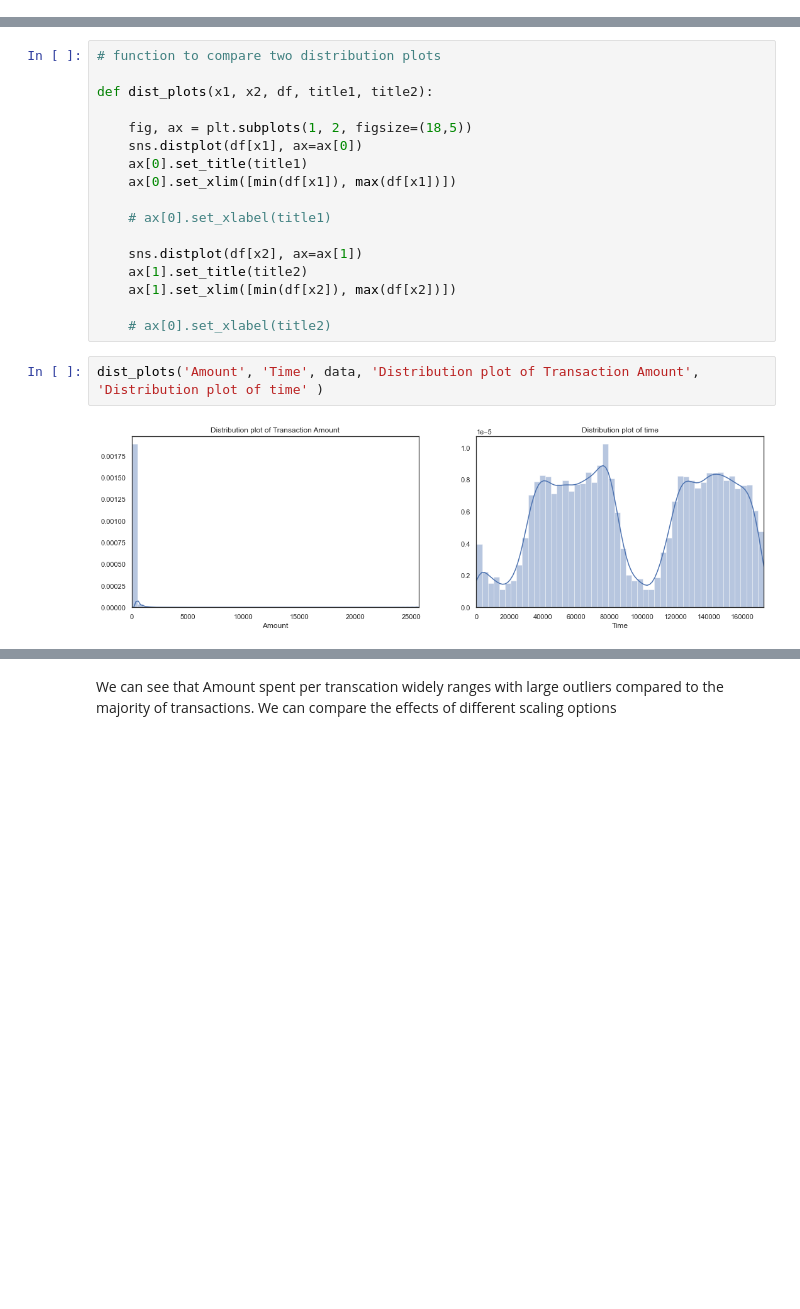
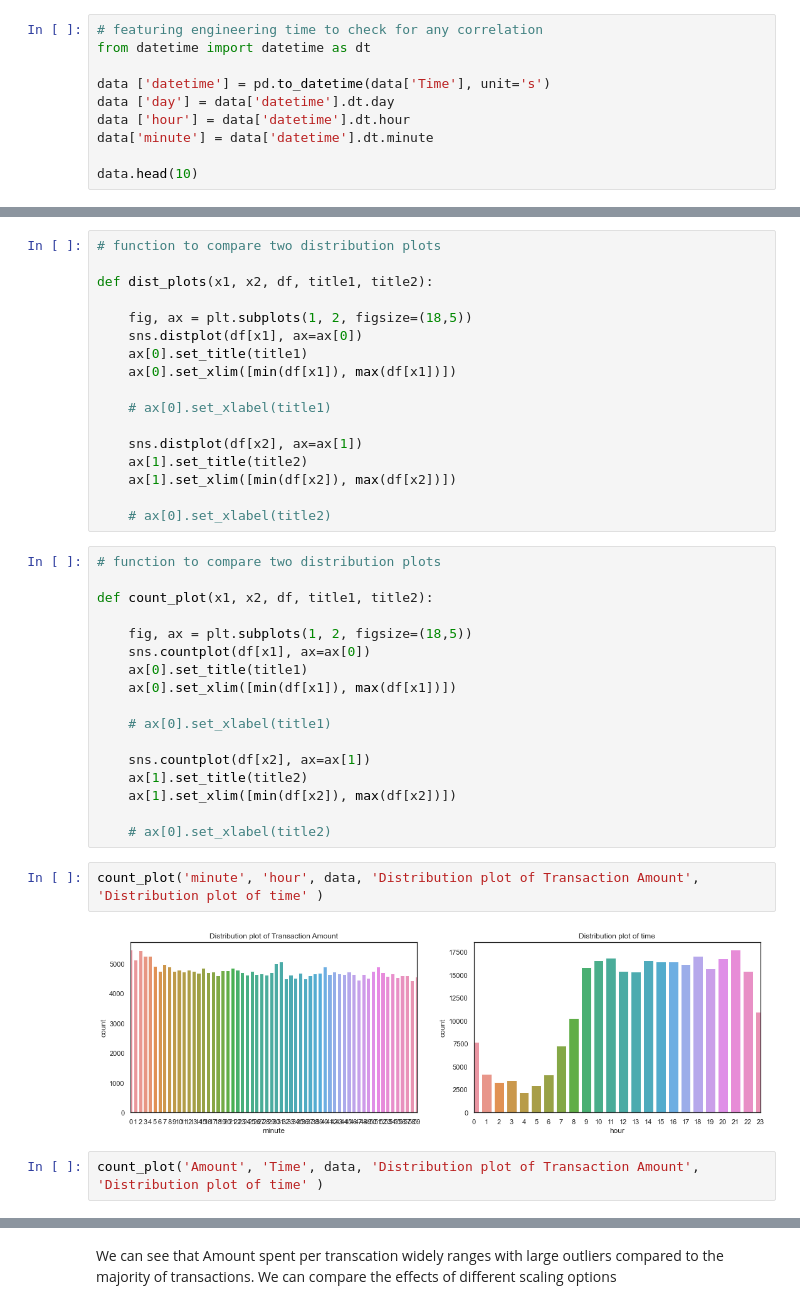
Before and after one commit to enwokoye94/credit_fraud_prediction, a Jupyter notebook: Credit Fraud Analysis (EDA).ipynb, the cells around one changed output, grey strips where cells are left out. Saved outputs shown, nothing was run; the diff lists cells and outputs as text; blank space fills up the shorter version.

Commit message:
created functions and markdowns

```diff
--- a/Credit Fraud Analysis (EDA).ipynb
+++ b/Credit Fraud Analysis (EDA).ipynb
@@ -59,2 +64,12 @@ Here we can see that the dataset consists of 31 total columns, each consiting of
 
 Since our main target (class) is binary there is aot of chance for imbalances, so we'll have to check for that. Our 28 fields from the PCA we cna assume the data is intact, and for time and ammount we can also assume those are correct inputs.
+# %%
+# featuring engineering time to check for any correlation
+from datetime import datetime as dt
+
+data ['datetime'] = pd.to_datetime(data['Time'], unit='s')
+data ['day'] = data['datetime'].dt.day
+data ['hour'] = data['datetime'].dt.hour
+data['minute'] = data['datetime'].dt.minute
+
+data.head(10)
@@ -97,7 +132,26 @@ def dist_plots(x1, x2, df, title1, title2):
     ax[1].set_xlim([min(df[x2]), max(df[x2])])
 
     # ax[0].set_xlabel(title2)
+# %%
+# function to compare two distribution plots
+
+def count_plot(x1, x2, df, title1, title2):
+
+    fig, ax = plt.subplots(1, 2, figsize=(18,5))
+    sns.countplot(df[x1], ax=ax[0])
+    ax[0].set_title(title1)
+    ax[0].set_xlim([min(df[x1]), max(df[x1])])
+
+    # ax[0].set_xlabel(title1)
+
+    sns.countplot(df[x2], ax=ax[1])
+    ax[1].set_title(title2)
+    ax[1].set_xlim([min(df[x2]), max(df[x2])])
+
+    # ax[0].set_xlabel(title2)
+# %%
+count_plot('minute', 'hour', data, 'Distribution plot of Transaction Amount', 'Distribution plot of time' )
+# %% [output]
+[figure, added]
 # %%
-dist_plots('Amount', 'Time', data, 'Distribution plot of Transaction Amount', 'Distribution plot of time' )
+count_plot('Amount', 'Time', data, 'Distribution plot of Transaction Amount', 'Distribution plot of time' )
-# %% [output]
-[figure, removed]
```
Also changed, not shown: parts of 6 cells of this notebook.
